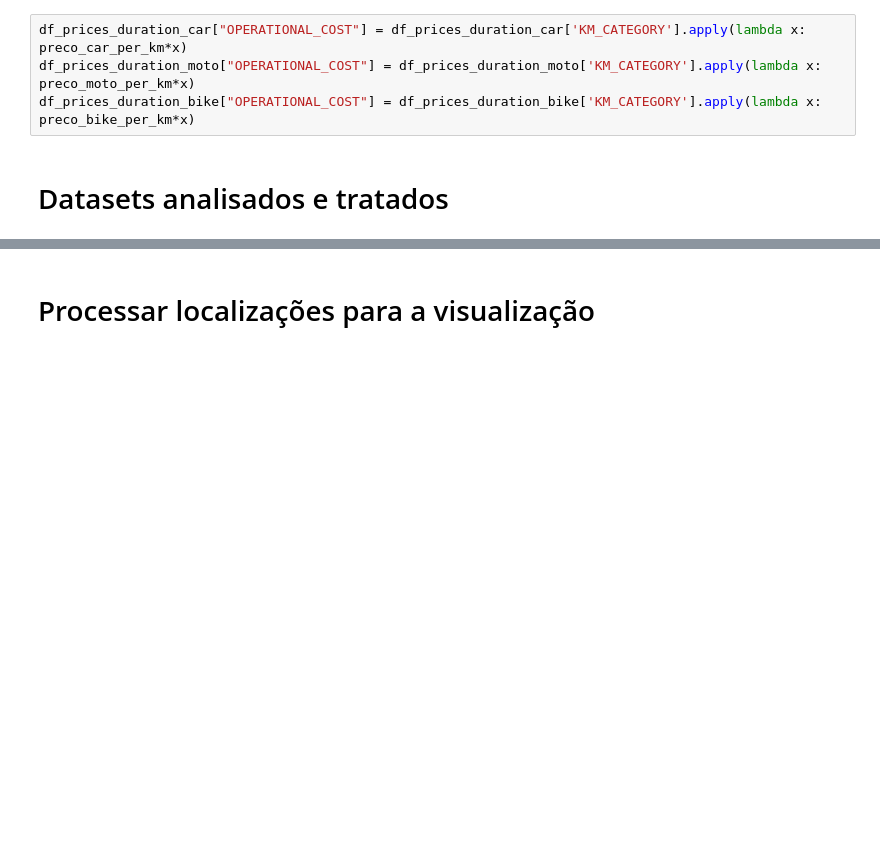
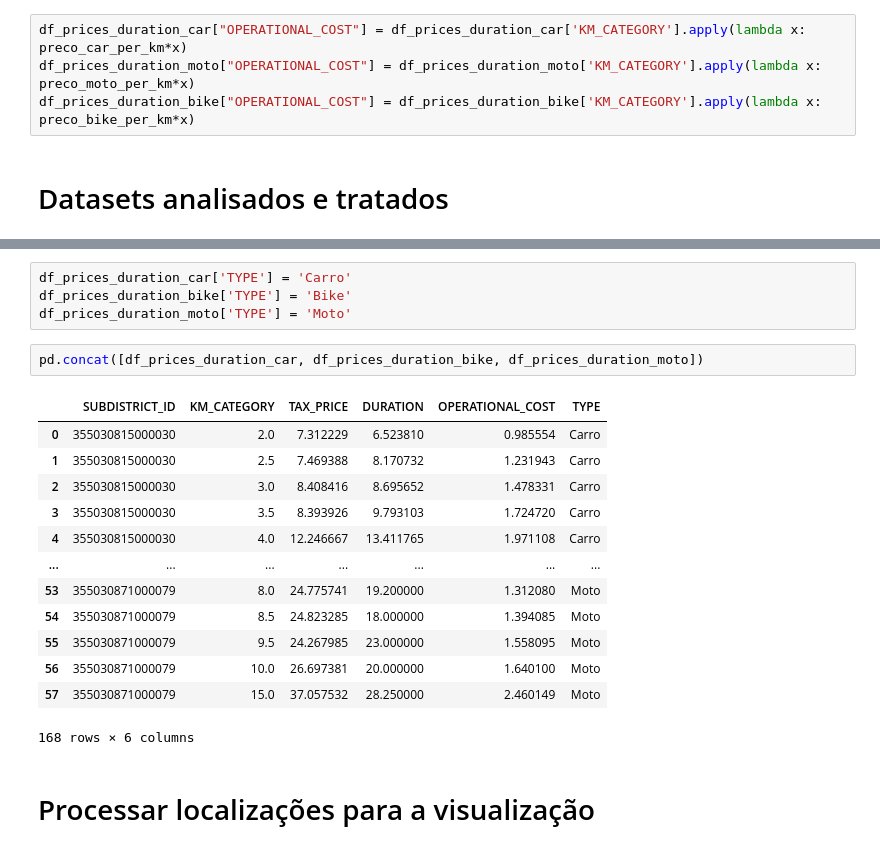
Before and after one commit to GabrielRioo/SantanderDataChallenge, a Jupyter notebook: sci-dados/notebook_analise_processamento.ipynb, the cells around one changed output, grey strips where cells are left out. Drawn from its saved outputs; the diff is of its cells as text; blank space fills up the shorter version.

```diff
--- a/sci-dados/notebook_analise_processamento.ipynb
+++ b/sci-dados/notebook_analise_processamento.ipynb
@@ -339,6 +339,26 @@ df_prices_duration_moto.head()
 | 2 | 355030815000030 | 3.0 | 8.408416 | 5.916667 | 0.492030 |
 | 3 | 355030815000030 | 3.5 | 8.393926 | 6.117647 | 0.574035 |
 | 4 | 355030815000030 | 4.0 | 12.246667 | 8.250000 | 0.656040 |
+# %%
+df_prices_duration_car['TYPE'] = 'Carro'
+df_prices_duration_bike['TYPE'] = 'Bike'
+df_prices_duration_moto['TYPE'] = 'Moto'
+# %%
+pd.concat([df_prices_duration_car, df_prices_duration_bike, df_prices_duration_moto])
+# %% [output]
+|  | SUBDISTRICT_ID | KM_CATEGORY | TAX_PRICE | DURATION | OPERATIONAL_COST | TYPE |
+| 0 | 355030815000030 | 2.0 | 7.312229 | 6.523810 | 0.985554 | Carro |
+| 1 | 355030815000030 | 2.5 | 7.469388 | 8.170732 | 1.231943 | Carro |
+| 2 | 355030815000030 | 3.0 | 8.408416 | 8.695652 | 1.478331 | Carro |
+| 3 | 355030815000030 | 3.5 | 8.393926 | 9.793103 | 1.724720 | Carro |
+| 4 | 355030815000030 | 4.0 | 12.246667 | 13.411765 | 1.971108 | Carro |
+| ... | ... | ... | ... | ... | ... | ... |
+| 53 | 355030871000079 | 8.0 | 24.775741 | 19.200000 | 1.312080 | Moto |
+| 54 | 355030871000079 | 8.5 | 24.823285 | 18.000000 | 1.394085 | Moto |
+| 55 | 355030871000079 | 9.5 | 24.267985 | 23.000000 | 1.558095 | Moto |
+| 56 | 355030871000079 | 10.0 | 26.697381 | 20.000000 | 1.640100 | Moto |
+| 57 | 355030871000079 | 15.0 | 37.057532 | 28.250000 | 2.460149 | Moto |
+168 rows × 6 columns
 # %% [markdown]
 # Processar localizações para a visualização
 # %%
```
Also changed, not shown: parts of 4 cells of this notebook, 4 other files.
